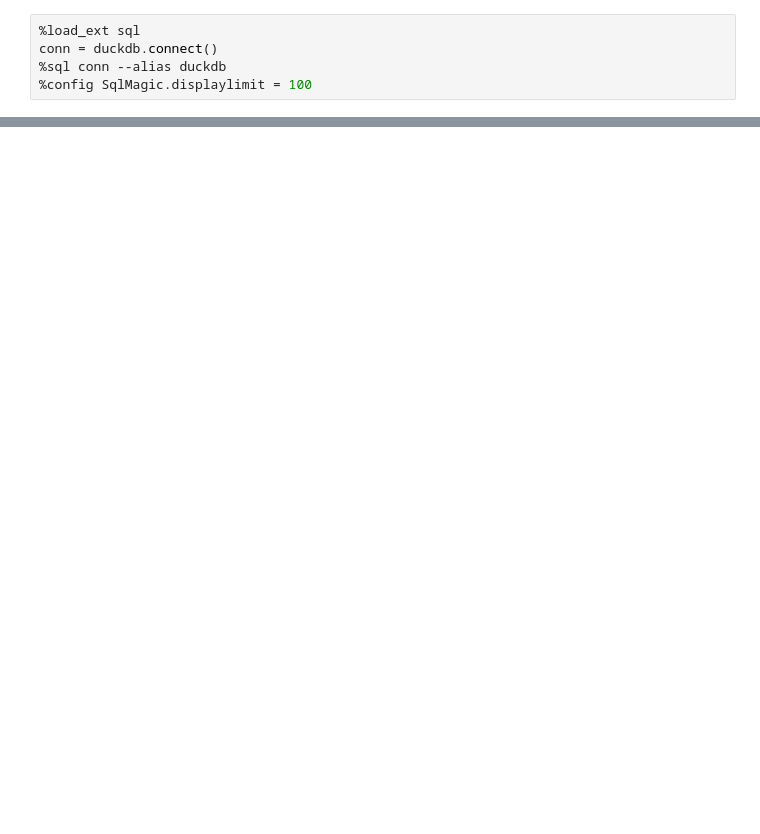
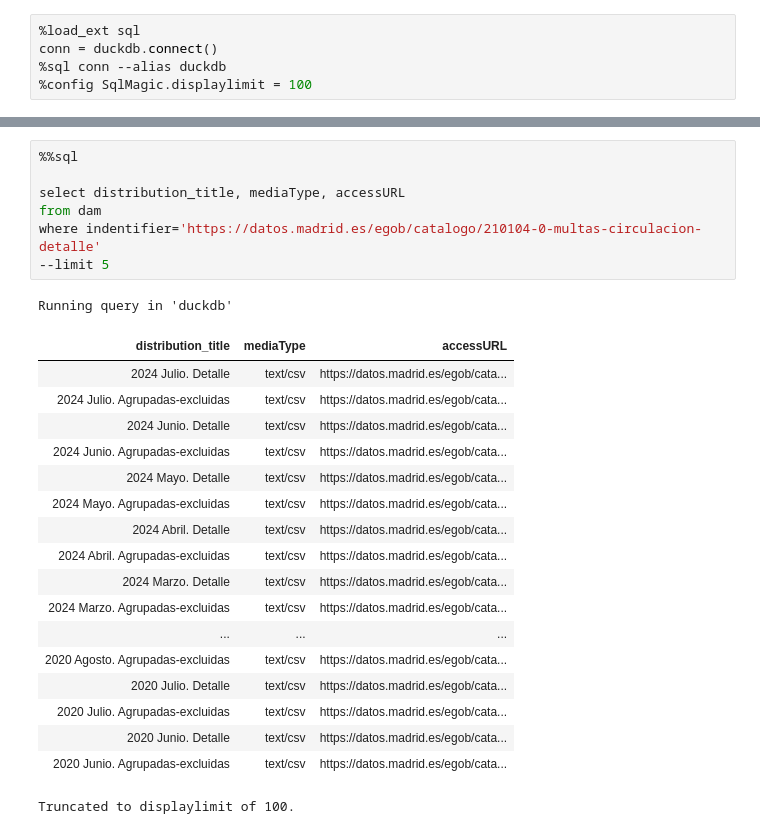
Before and after one commit to jcaubin/codespaces-jupyter_dam_01, a Jupyter notebook: notebooks/dcatXmlparser.ipynb, the cells around one changed output, grey strips where cells are left out. Drawn from its saved outputs; the diff is of its cells as text; blank space fills up the shorter version.

Commit message:
validacion catalogo

```diff
--- a/notebooks/dcatXmlparser.ipynb
+++ b/notebooks/dcatXmlparser.ipynb
@@ -114,3 +243,30 @@ order by theme asc
+# %%
+%%sql
+
+select distribution_title, mediaType, accessURL
+from dam
+where indentifier='https://datos.madrid.es/egob/catalogo/210104-0-multas-circulacion-detalle'
+--limit 5
+# %% [output]
+Running query in 'duckdb'
+| distribution_title | mediaType | accessURL |
+| 2024 Julio. Detalle | text/csv | https://datos.madrid.es/egob/cata... |
+| 2024 Julio. Agrupadas-excluidas | text/csv | https://datos.madrid.es/egob/cata... |
+| 2024 Junio. Detalle | text/csv | https://datos.madrid.es/egob/cata... |
+| 2024 Junio. Agrupadas-excluidas | text/csv | https://datos.madrid.es/egob/cata... |
+| 2024 Mayo. Detalle | text/csv | https://datos.madrid.es/egob/cata... |
+| 2024 Mayo. Agrupadas-excluidas | text/csv | https://datos.madrid.es/egob/cata... |
+| 2024 Abril. Detalle | text/csv | https://datos.madrid.es/egob/cata... |
+| 2024 Abril. Agrupadas-excluidas | text/csv | https://datos.madrid.es/egob/cata... |
+| 2024 Marzo. Detalle | text/csv | https://datos.madrid.es/egob/cata... |
+| 2024 Marzo. Agrupadas-excluidas | text/csv | https://datos.madrid.es/egob/cata... |
+| ... | ... | ... |
+| 2020 Agosto. Agrupadas-excluidas | text/csv | https://datos.madrid.es/egob/cata... |
+| 2020 Julio. Detalle | text/csv | https://datos.madrid.es/egob/cata... |
+| 2020 Julio. Agrupadas-excluidas | text/csv | https://datos.madrid.es/egob/cata... |
+| 2020 Junio. Detalle | text/csv | https://datos.madrid.es/egob/cata... |
+| 2020 Junio. Agrupadas-excluidas | text/csv | https://datos.madrid.es/egob/cata... |
+Truncated to displaylimit of 100.
 # %%
 %%sql
 
```
Also changed, not shown: parts of 11 cells of this notebook, 5 other files.
